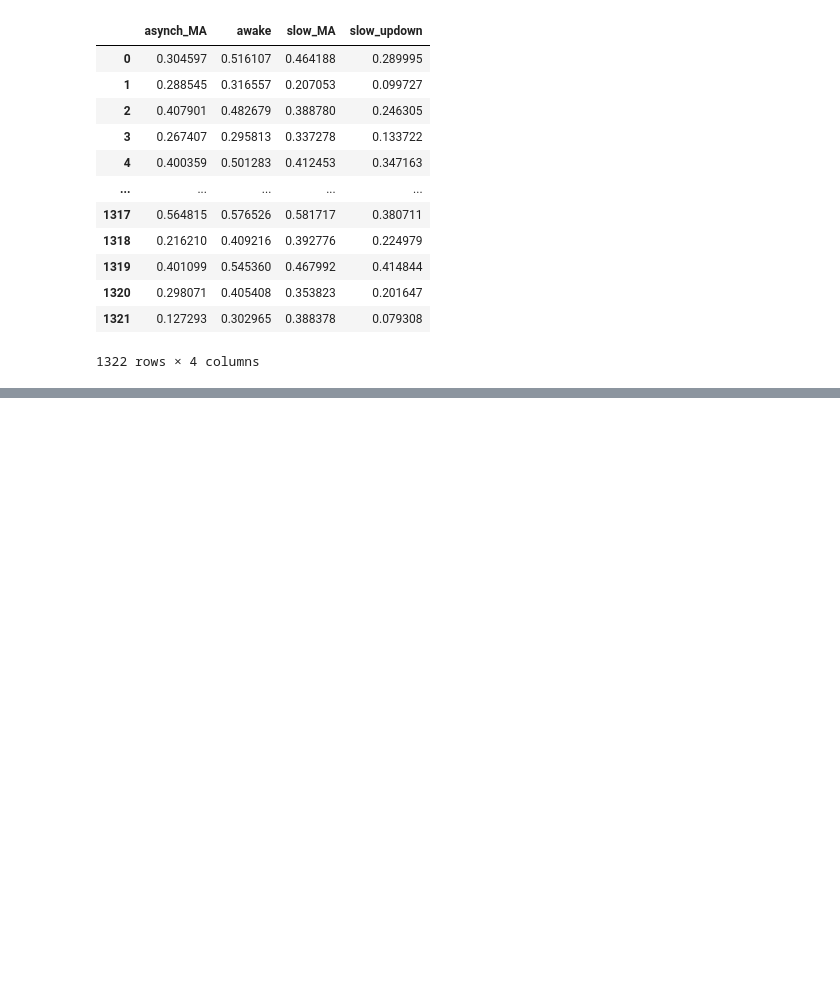
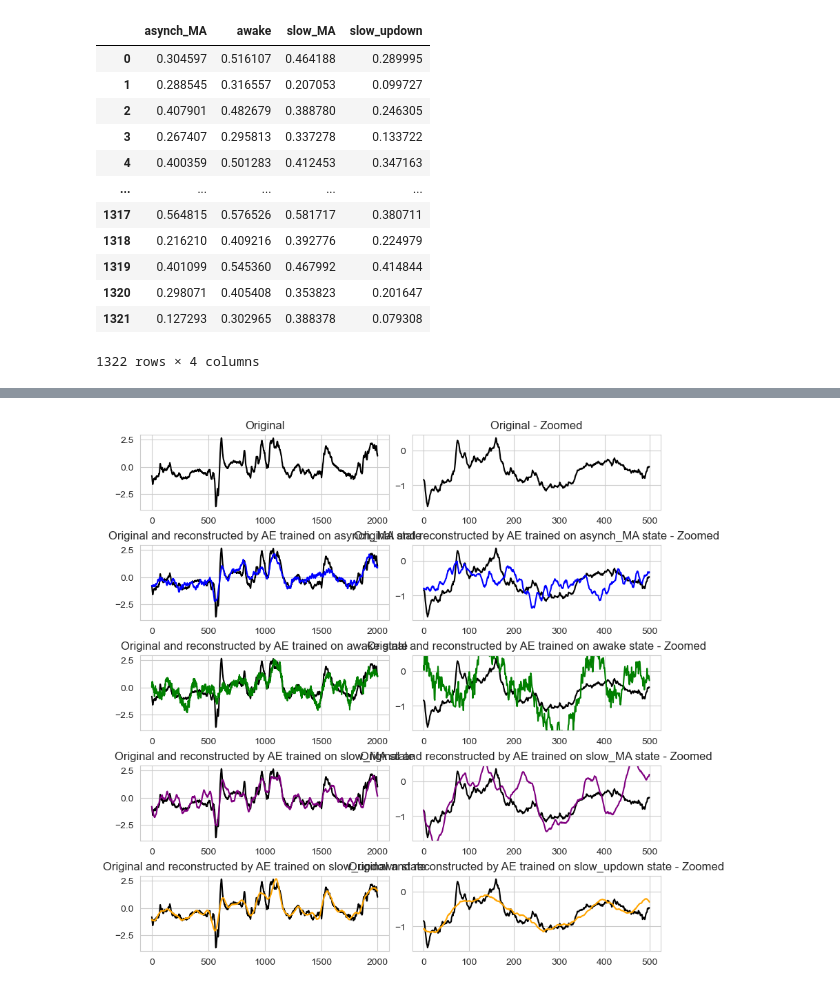
Before and after one commit to arnaumarin/LFPDeepStates, a Jupyter notebook: AE/AE_phoebe_ses210626wGT.ipynb, the cells around one changed output, grey strips where cells are left out. Cells and saved outputs as stored; diff of their text form; code cells hidden in the pictures; blank space fills up the shorter version.

```diff
--- a/AE/AE_phoebe_ses210626wGT.ipynb
+++ b/AE/AE_phoebe_ses210626wGT.ipynb
@@ -549,0 +682,5 @@ limits_for_state
+# %%
+# for good classifications:
+sample_idx = 138 # match with slow_updown
+plot_reconstructions(sample_idx, waveforms_state_2d,autoencoders)
+# %% [output]
@@ -549,0 +691 @@ limits_for_state
+[figure, added]
```
Also changed, not shown: parts of 21 cells of this notebook.
